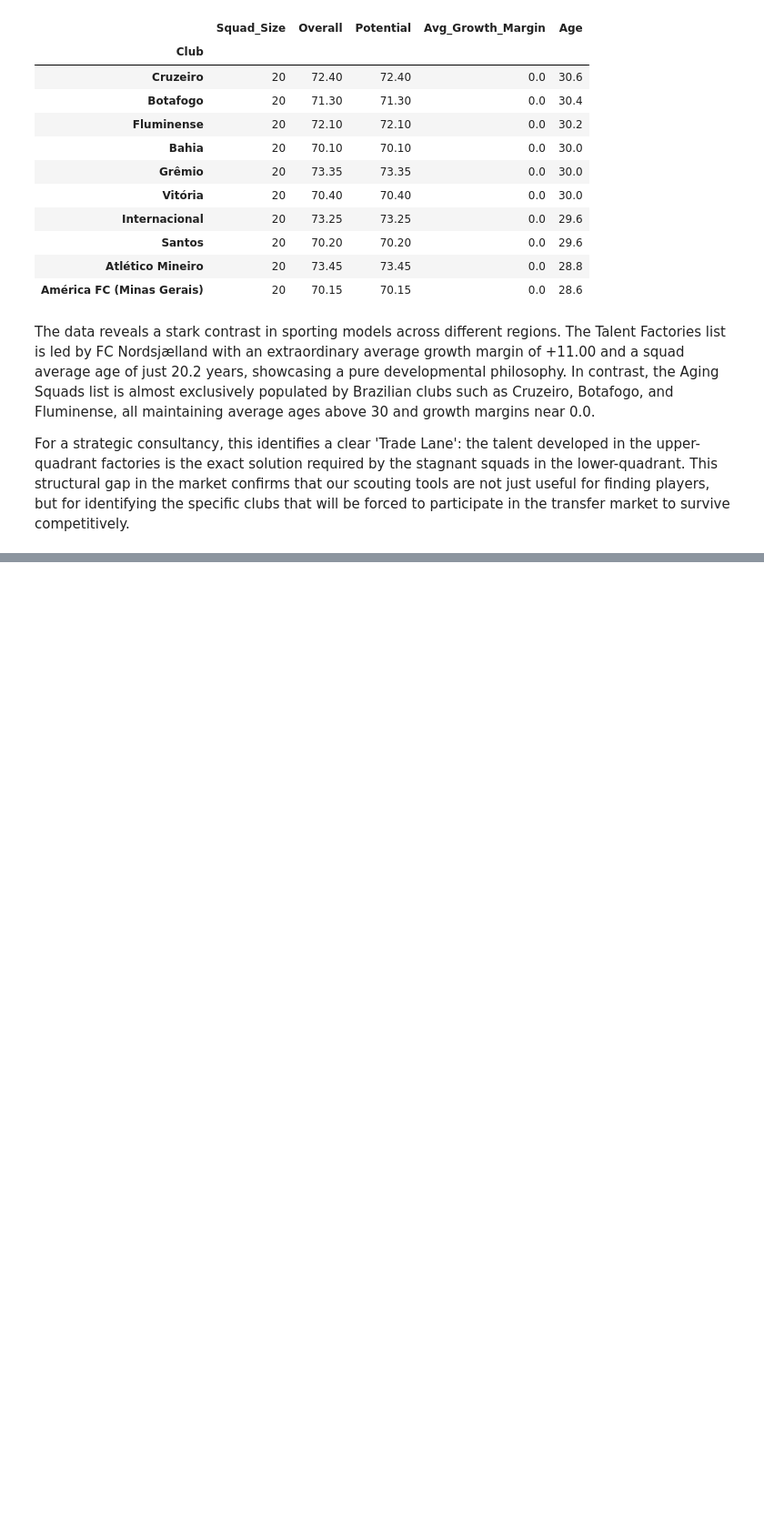
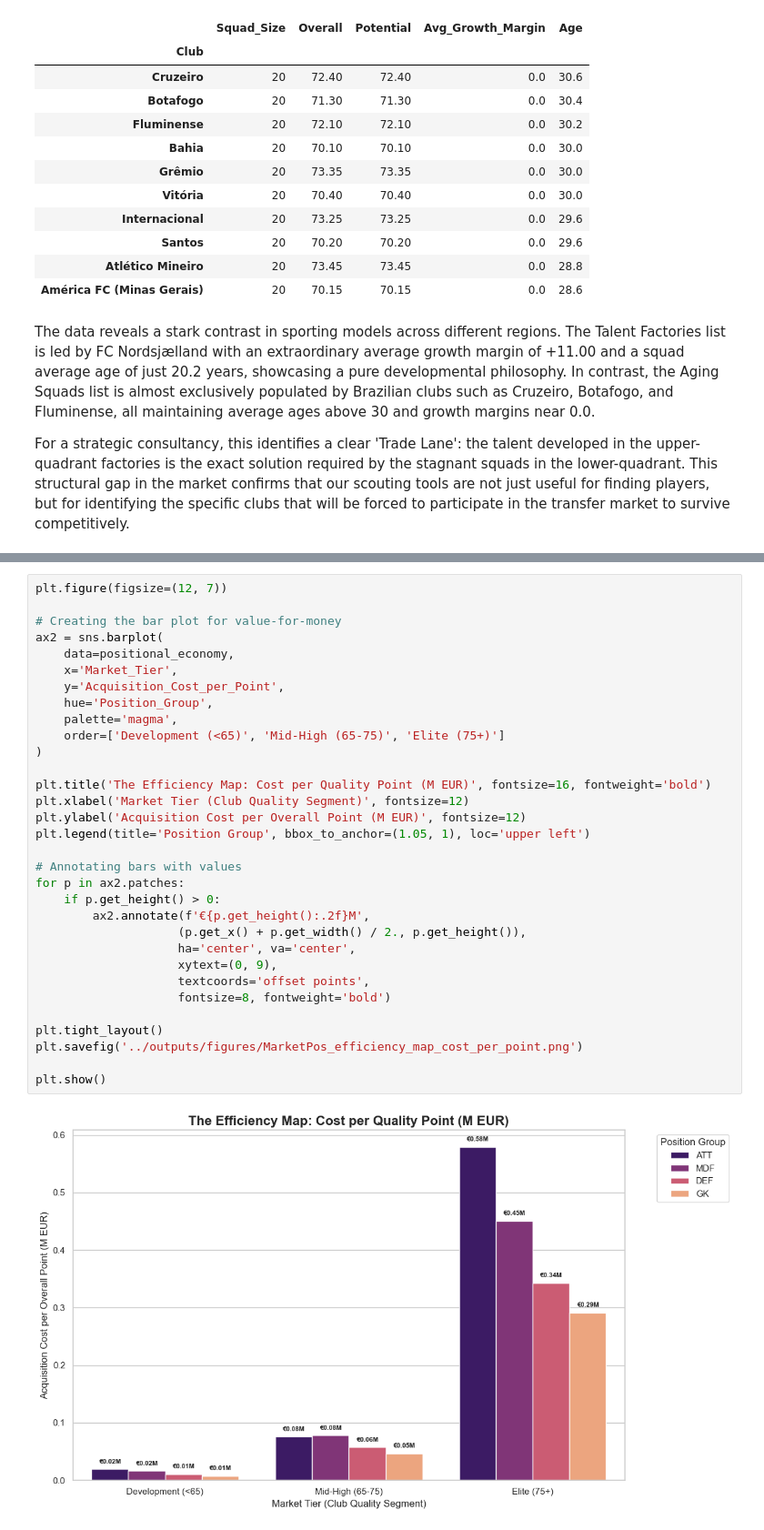
Before and after one commit to dalarconro/FIFA18_Python_Analysis, a Jupyter notebook: notebooks/03_analysis.ipynb, the cells around one changed output, grey strips where cells are left out. Shown at 91% size. Saved outputs shown, nothing was run; the diff lists cells and outputs as text; blank space fills up the shorter version.

```diff
--- a/notebooks/03_analysis.ipynb
+++ b/notebooks/03_analysis.ipynb
@@ -644,0 +827,34 @@ plt.show()
+# %%
+plt.figure(figsize=(12, 7))
+
+# Creating the bar plot for value-for-money
+ax2 = sns.barplot(
+    data=positional_economy,
+    x='Market_Tier',
+    y='Acquisition_Cost_per_Point',
+    hue='Position_Group',
+    palette='magma',
+    order=['Development (<65)', 'Mid-High (65-75)', 'Elite (75+)']
+)
+
+plt.title('The Efficiency Map: Cost per Quality Point (M EUR)', fontsize=16, fontweight='bold')
+plt.xlabel('Market Tier (Club Quality Segment)', fontsize=12)
+plt.ylabel('Acquisition Cost per Overall Point (M EUR)', fontsize=12)
+plt.legend(title='Position Group', bbox_to_anchor=(1.05, 1), loc='upper left')
+
+# Annotating bars with values
+for p in ax2.patches:
+    if p.get_height() > 0:
+        ax2.annotate(f'€{p.get_height():.2f}M',
+                    (p.get_x() + p.get_width() / 2., p.get_height()),
+                    ha='center', va='center',
+                    xytext=(0, 9),
+                    textcoords='offset points',
+                    fontsize=8, fontweight='bold')
+
+plt.tight_layout()
+plt.savefig('../outputs/figures/MarketPos_efficiency_map_cost_per_point.png')
+
+plt.show()
+# %% [output]
+[figure, added]
```
Also changed, not shown: parts of 27 cells of this notebook, 9 other files.
